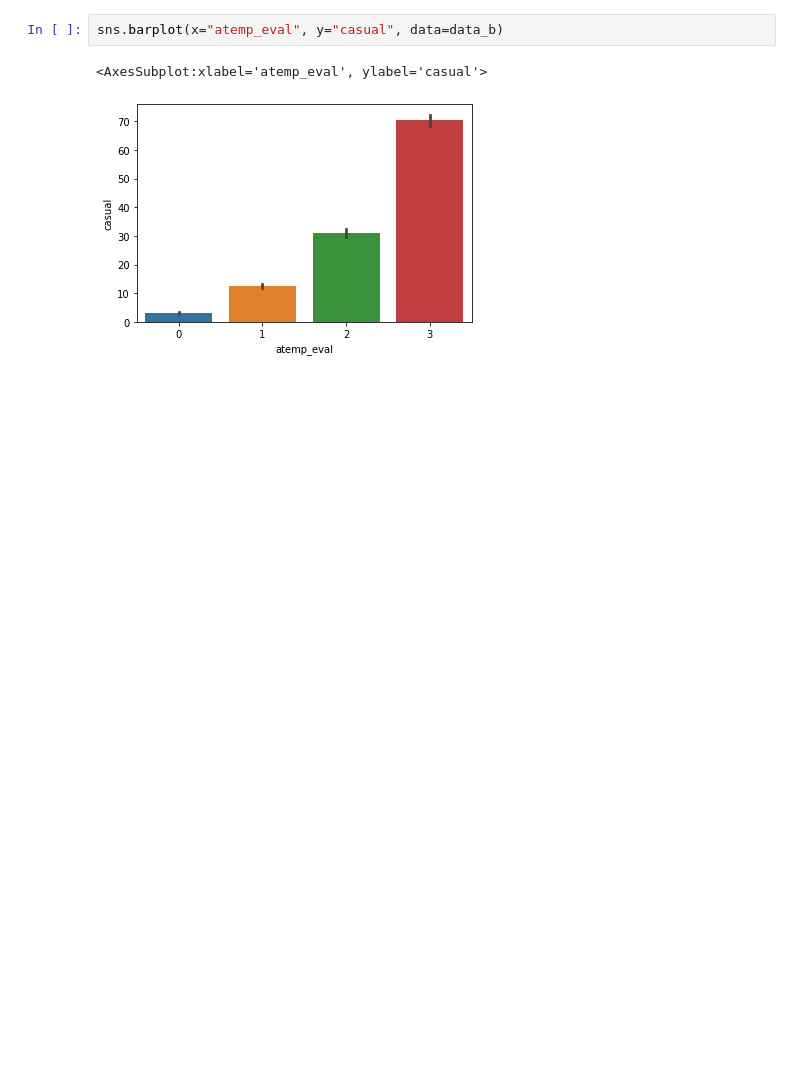
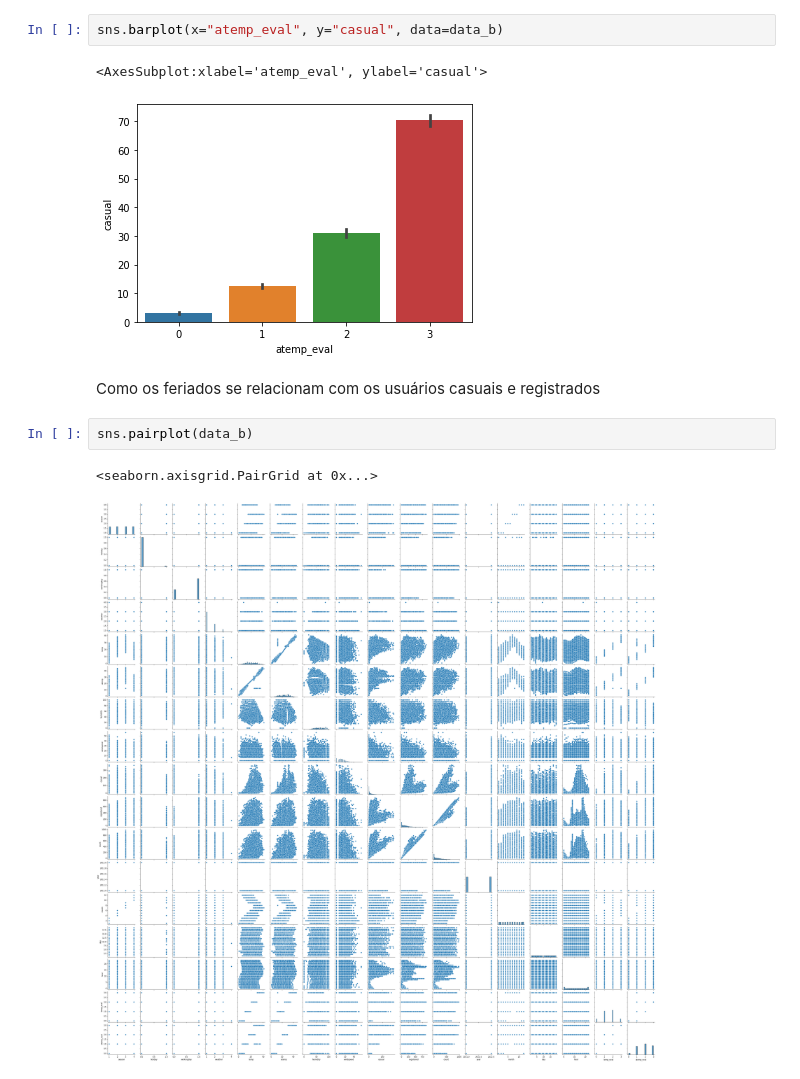
Before and after one commit to leotanaka4/Trabalho2LingProg, a Jupyter notebook: ans.ipynb, the cells around one changed output. Drawn from its saved outputs; the diff is of its cells as text; blank space fills up the shorter version.

Commit message:
New analysis and graph

```diff
--- a/ans.ipynb
+++ b/ans.ipynb
@@ -277,3 +277,10 @@ sns.barplot(x="atemp_eval", y="casual", data=data_b)
 # %% [output]
 <AxesSubplot:xlabel='atemp_eval', ylabel='casual'>
 [figure]
+# %% [markdown]
+Como os feriados se relacionam com os usuários casuais e registrados
+# %%
+sns.pairplot(data_b)
+# %% [output]
+<seaborn.axisgrid.PairGrid at 0x...>
+[figure, added]
```
